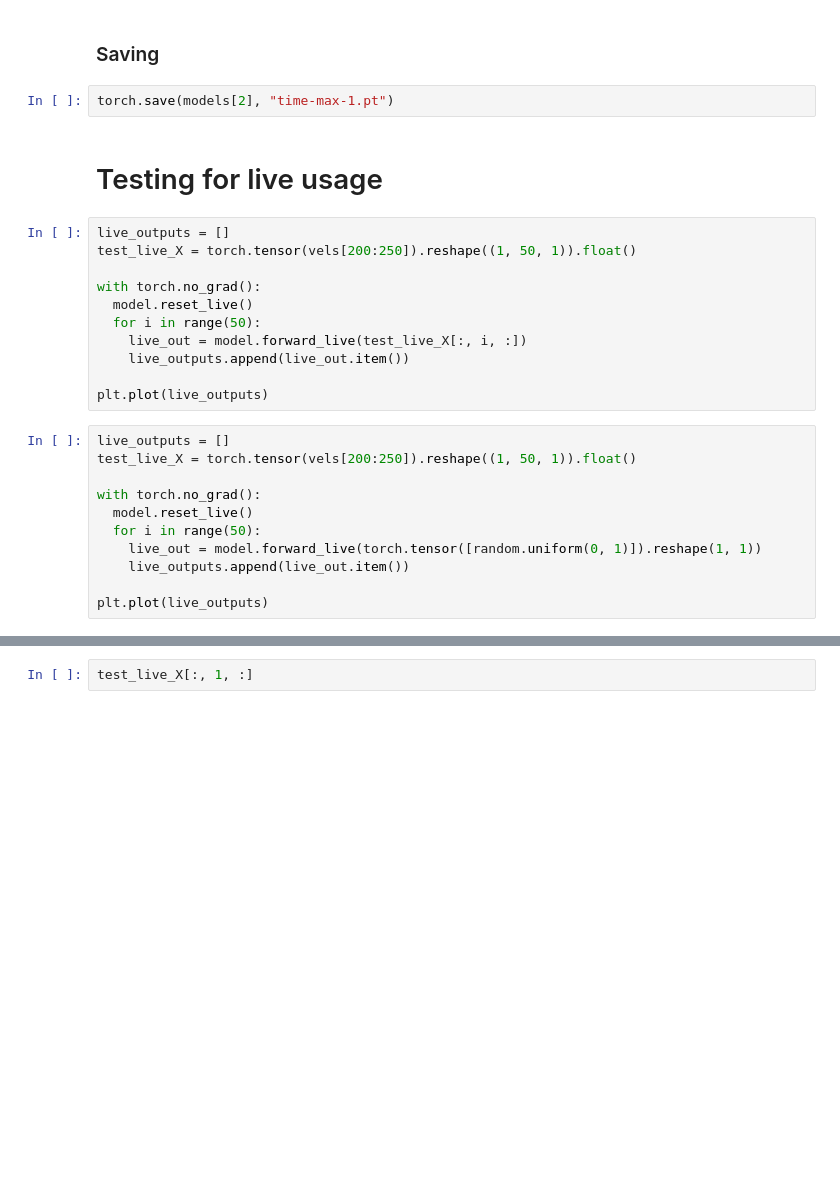
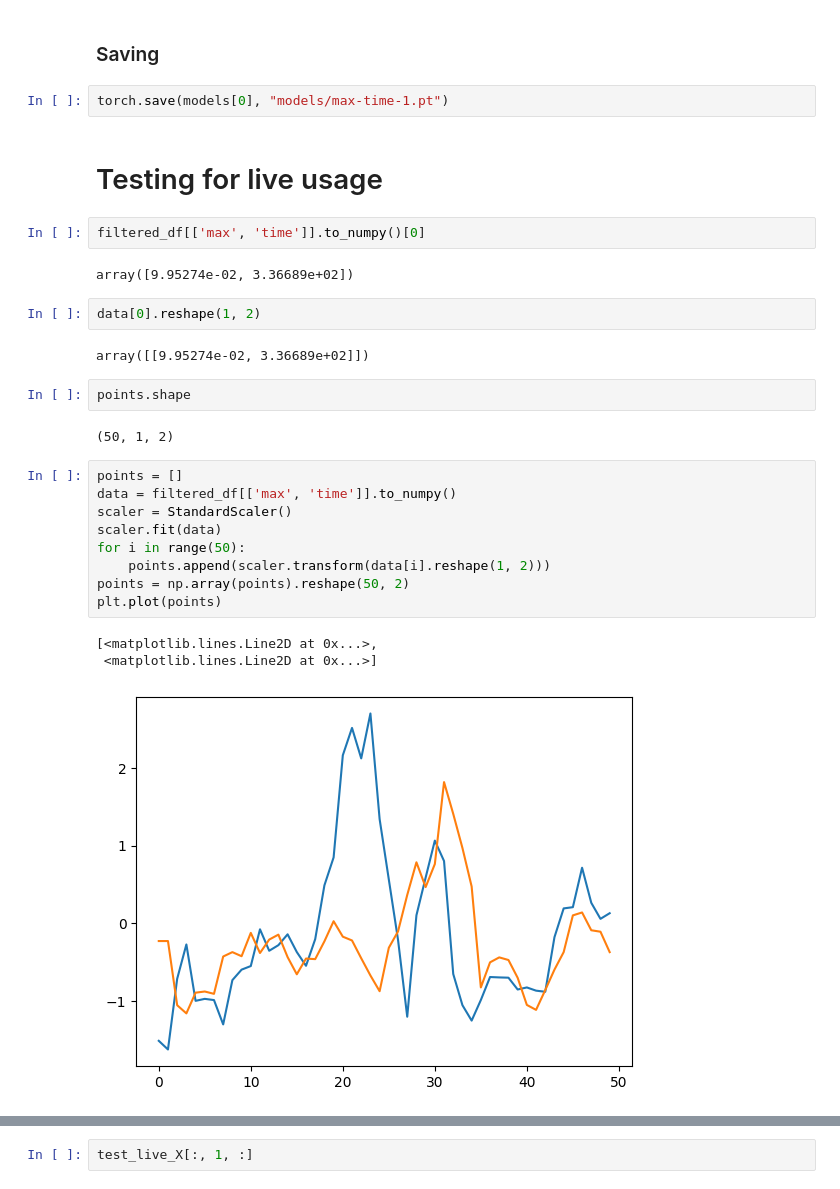
Before and after one commit to trian-gles/aloof-machine, a Jupyter notebook: RNN_IMPROV.ipynb, the cells around one changed output, grey strips where cells are left out. Saved outputs shown, nothing was run; the diff lists cells and outputs as text; blank space fills up the shorter version.

```diff
--- a/RNN_IMPROV.ipynb
+++ b/RNN_IMPROV.ipynb
@@ -605,28 +567,31 @@ torch.Size([6, 50, 1, 2])
 # %% [markdown]
 ### Saving
 # %%
-torch.save(models[2], "time-max-1.pt")
+torch.save(models[0], "models/max-time-1.pt")
 # %% [markdown]
 # Testing for live usage
-# %%
-live_outputs = []
-test_live_X = torch.tensor(vels[200:250]).reshape((1, 50, 1)).float()
-
-with torch.no_grad():
-  model.reset_live()
-  for i in range(50):
-    live_out = model.forward_live(test_live_X[:, i, :])
-    live_outputs.append(live_out.item())
-
-plt.plot(live_outputs)
-# %%
-live_outputs = []
-test_live_X = torch.tensor(vels[200:250]).reshape((1, 50, 1)).float()
-
-with torch.no_grad():
-  model.reset_live()
-  for i in range(50):
-    live_out = model.forward_live(torch.tensor([random.uniform(0, 1)]).reshape(1, 1))
-    live_outputs.append(live_out.item())
-
-plt.plot(live_outputs)
+# %%
+filtered_df[['max', 'time']].to_numpy()[0]
+# %% [output]
+array([9.95274e-02, 3.36689e+02])
+# %%
+data[0].reshape(1, 2)
+# %% [output]
+array([[9.95274e-02, 3.36689e+02]])
+# %%
+points.shape
+# %% [output]
+(50, 1, 2)
+# %%
+points = []
+data = filtered_df[['max', 'time']].to_numpy()
+scaler = StandardScaler()
+scaler.fit(data)
+for i in range(50):
+    points.append(scaler.transform(data[i].reshape(1, 2)))
+points = np.array(points).reshape(50, 2)
+plt.plot(points)
+# %% [output]
+[<matplotlib.lines.Line2D at 0x...>,
+ <matplotlib.lines.Line2D at 0x...>]
+[figure, added]
```
Also changed, not shown: parts of 21 cells of this notebook, 11 other files.
